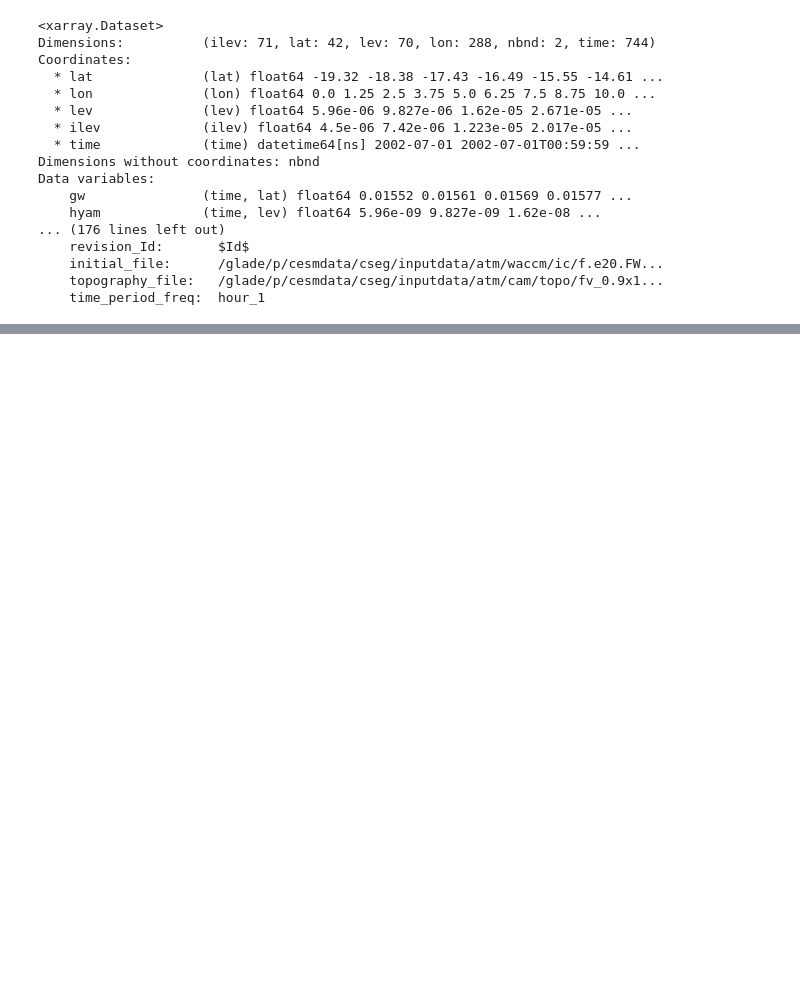
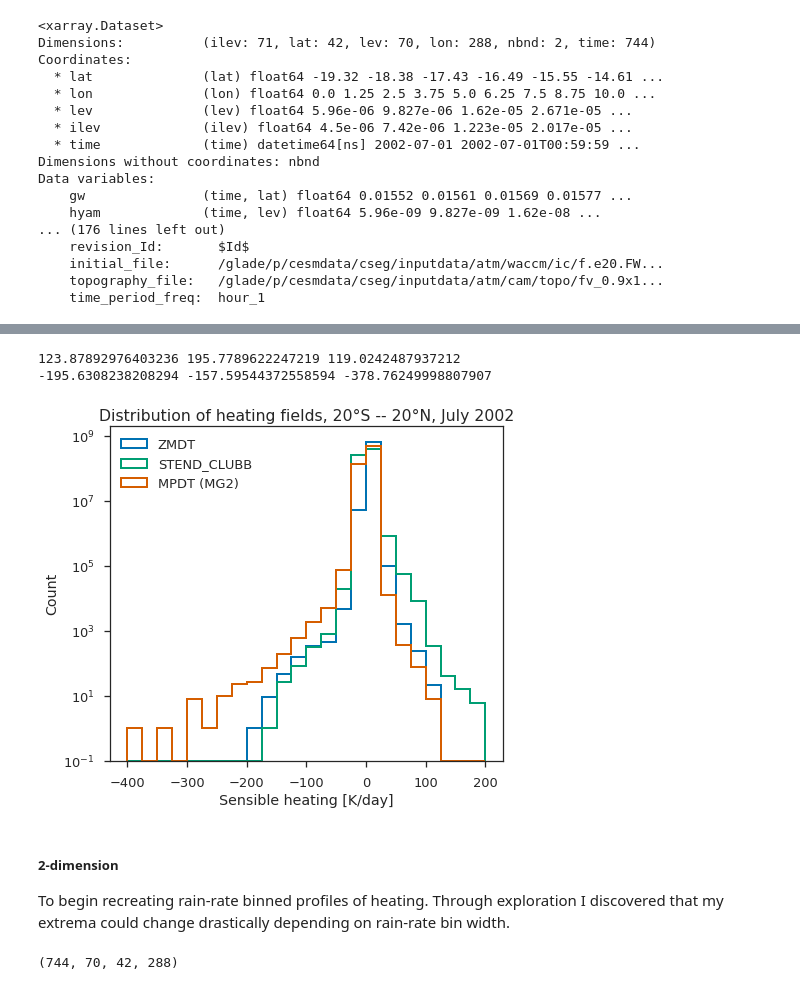
Before and after one commit to dcamron/ncar-gwdst, a Jupyter notebook: notebooks/heating.ipynb, the cells around one changed output, grey strips where cells are left out. Drawn from its saved outputs; the diff is of its cells as text; code cells hidden in the pictures; blank space fills up the shorter version.

Commit message:
Worked on 2-D heating analysis.

```diff
--- a/notebooks/heating.ipynb
+++ b/notebooks/heating.ipynb
@@ -47,2 +52,10 @@ First, I need to define *cpair*, the specific heat of air in CESM, such to conve
 # %%
 cpair = 1004.64    # J / kg / K
+# %%
+zmdt = ds.ZMDT * 86400
+cldt = ds.STEND_CLUBB / cpair * 86400
+mgdt = ds.MPDT / cpair * 86400
+
+pc = ds.PRECC * 3.6e6
+pl = ds.PRECL * 3.6e6
+pt = ds.PRECT * 3.6e6
@@ -48,0 +71,29 @@ cpair = 1004.64    # J / kg / K
+# %%
+print(zmdt.max().values, cldt.max().values, mgdt.max().values)
+print(zmdt.min().values, cldt.min().values, mgdt.min().values)
+# %% [output]
+123.87892976403236 195.7789622247219 119.0242487937212
+-195.6308238208294 -157.59544372558594 -378.76249998807907
+# %%
+with sns.axes_style('ticks'):
+    bins = np.arange(-400, 225, 25)    # from above
+    f, ax = plt.subplots(figsize=(7,6))
+    zmdt.plot.hist(ax=ax, bins=bins, log=True, histtype='step', linewidth=2, label='ZMDT')
+    cldt.plot.hist(ax=ax, bins=bins, log=True, histtype='step', linewidth=2, label='STEND_CLUBB')
+    mgdt.plot.hist(ax=ax, bins=bins, log=True, histtype='step', linewidth=2, label='MPDT (MG2)')
+
+    ax.legend(loc='upper left')
+    ax.set_xlabel('Sensible heating [K/day]')
+    ax.set_title('Distribution of heating fields, 20' + u'\N{DEGREE SIGN}' + 'S -- 20' + u'\N{DEGREE SIGN}' + 'N, July 2002')
+
+    plt.tight_layout()
+    f.savefig('../figures/heating/dist_1D.png')
+# %% [output]
+[figure, added]
+# %% [markdown]
+##### 2-dimension
+To begin recreating rain-rate binned profiles of heating. Through exploration I discovered that my extrema could change drastically depending on rain-rate bin width.
+# %%
+ds.ZMDT.shape
+# %% [output]
+(744, 70, 42, 288)
```
Also changed, not shown: parts of 11 cells of this notebook, 3 other files.
